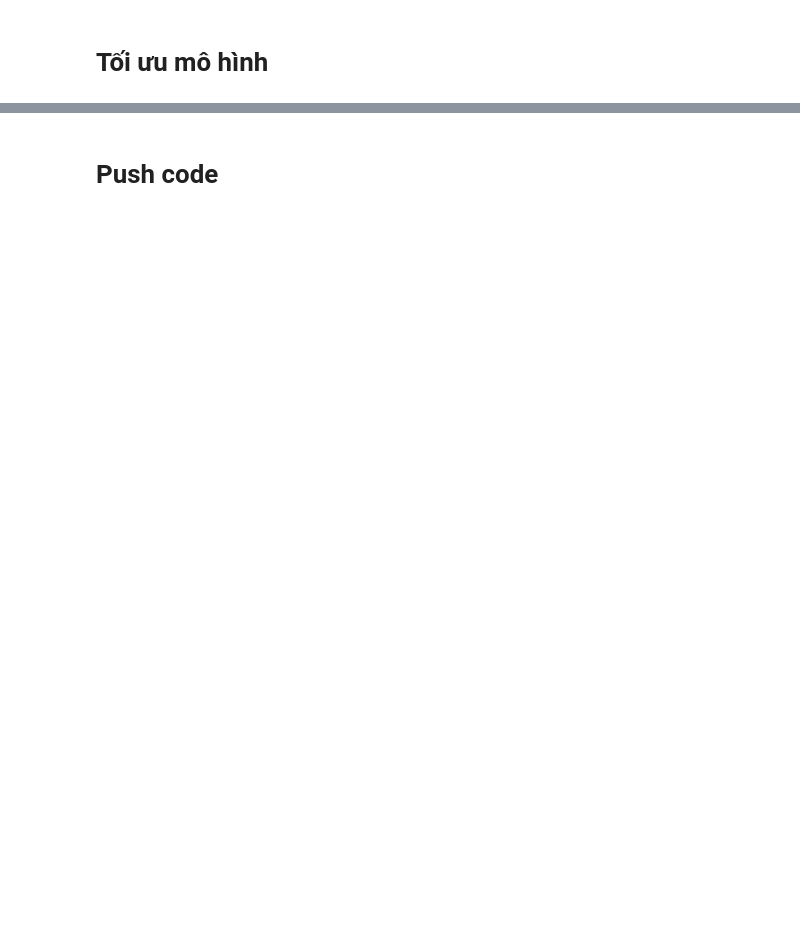
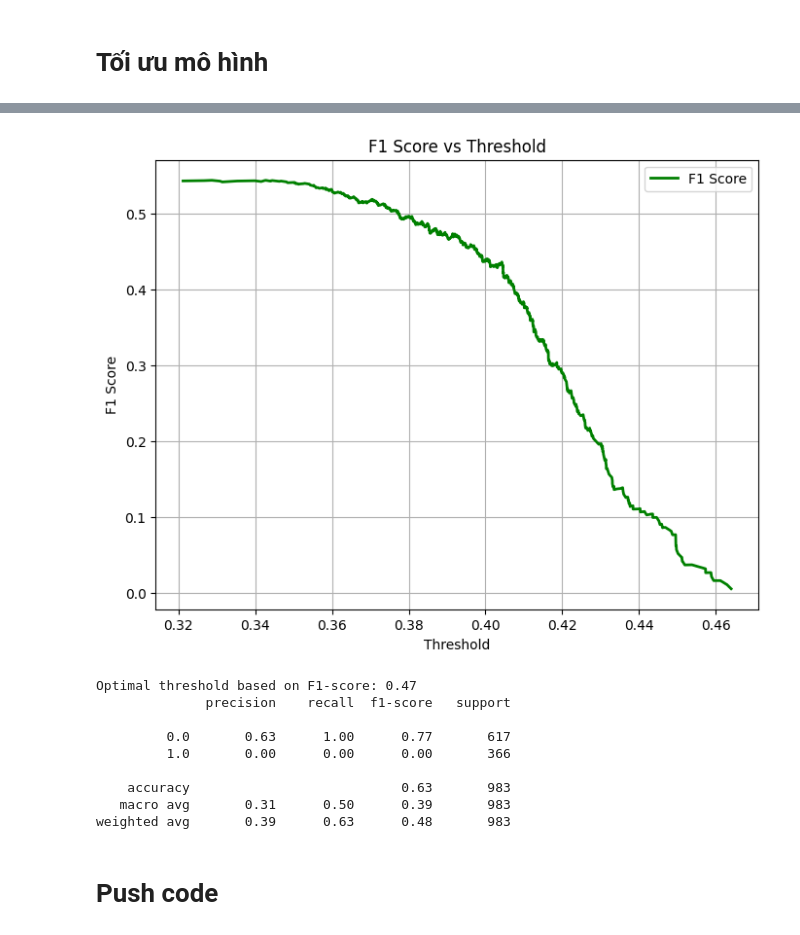
Before and after one commit to A47126/BT-Machine-Learning-Group-7, a Jupyter notebook: water_pota_no_plot.ipynb, the cells around one changed output, grey strips where cells are left out. Cells and saved outputs as stored; diff of their text form; code cells hidden in the pictures; blank space fills up the shorter version.

```diff
--- a/water_pota_no_plot.ipynb
+++ b/water_pota_no_plot.ipynb
@@ -162,3 +345,46 @@ X_test = scaler.transform(X_test)
+# %%
+import numpy as np
+import matplotlib.pyplot as plt
+from sklearn.metrics import precision_recall_curve, f1_score
+
+# Dự đoán xác suất lớp 1
+y_prob = model.predict_proba(X_test)[:, 1]
+
+# Tính Precision, Recall và F1-score tại các ngưỡng khác nhau
+precision, recall, thresholds = precision_recall_curve(y_test, y_prob)
+f1_scores = 2 * (precision * recall) / (precision + recall)  # F1-score cho từng ngưỡng
+
+# Vẽ F1-score theo ngưỡng
+plt.figure(figsize=(8, 6))
+plt.plot(thresholds, f1_scores[:-1], color='g', lw=2, label='F1 Score')
+plt.xlabel('Threshold')
+plt.ylabel('F1 Score')
+plt.title('F1 Score vs Threshold')
+plt.legend(loc='best')
+plt.grid(True)
+plt.show()
+
+# Tìm ngưỡng tối ưu dựa trên F1-score cao nhất
+optimal_threshold = thresholds[np.argmax(f1_scores)]
+print(f"Optimal threshold based on F1-score: {optimal_threshold:.2f}")
+
+# Dự đoán với ngưỡng tối ưu
+y_pred_best = (y_prob >= optimal_threshold).astype(int)
+
+# Đánh giá mô hình với ngưỡng tối ưu
+from sklearn.metrics import classification_report
+print(classification_report(y_test, y_pred_best))
+# %% [output]
+[figure, added]
+Optimal threshold based on F1-score: 0.47
+              precision    recall  f1-score   support
+
+         0.0       0.63      1.00      0.77       617
+         1.0       0.00      0.00      0.00       366
+
+    accuracy                           0.63       983
+   macro avg       0.31      0.50      0.39       983
+weighted avg       0.39      0.63      0.48       983
 # %% [markdown]
 # Push code
 # %%
```
Also changed, not shown: parts of 18 cells of this notebook.
